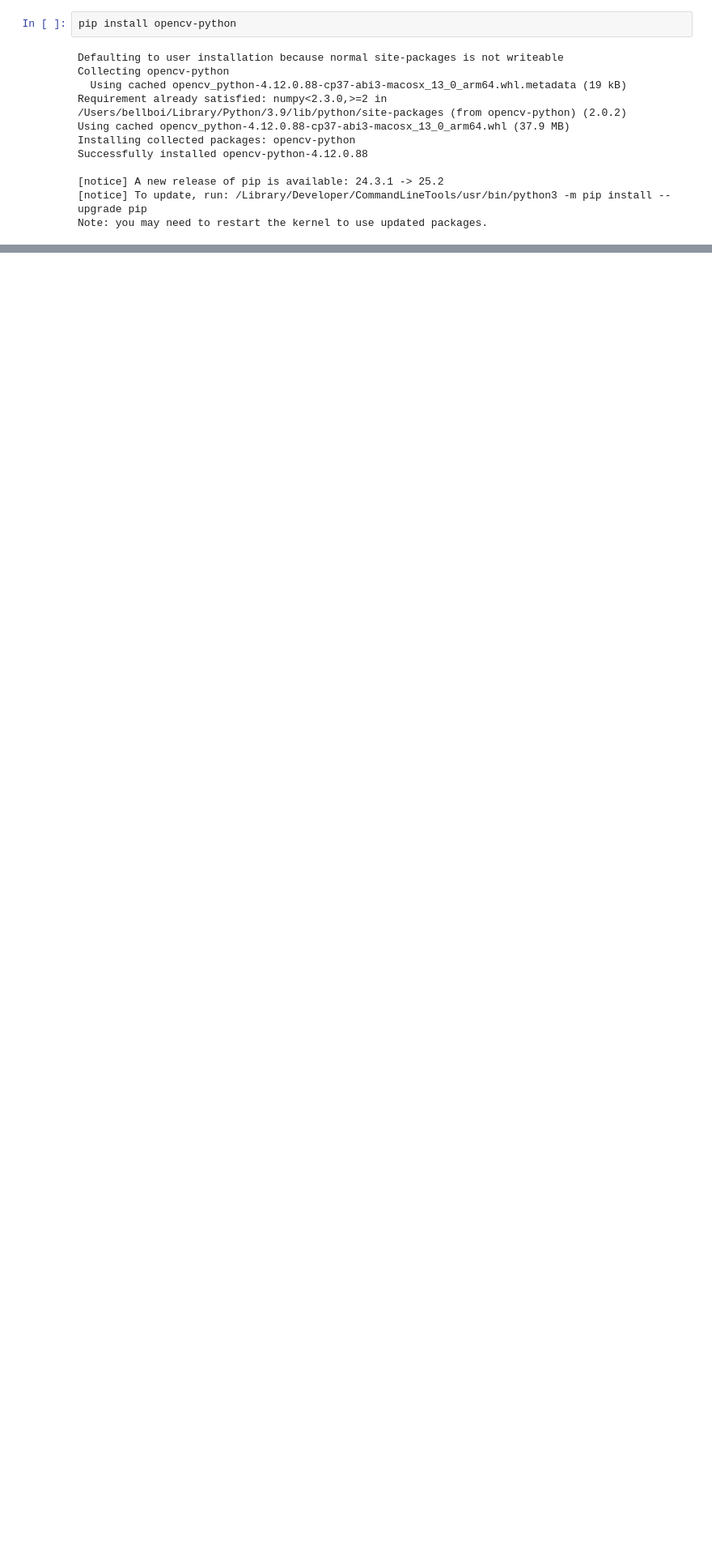
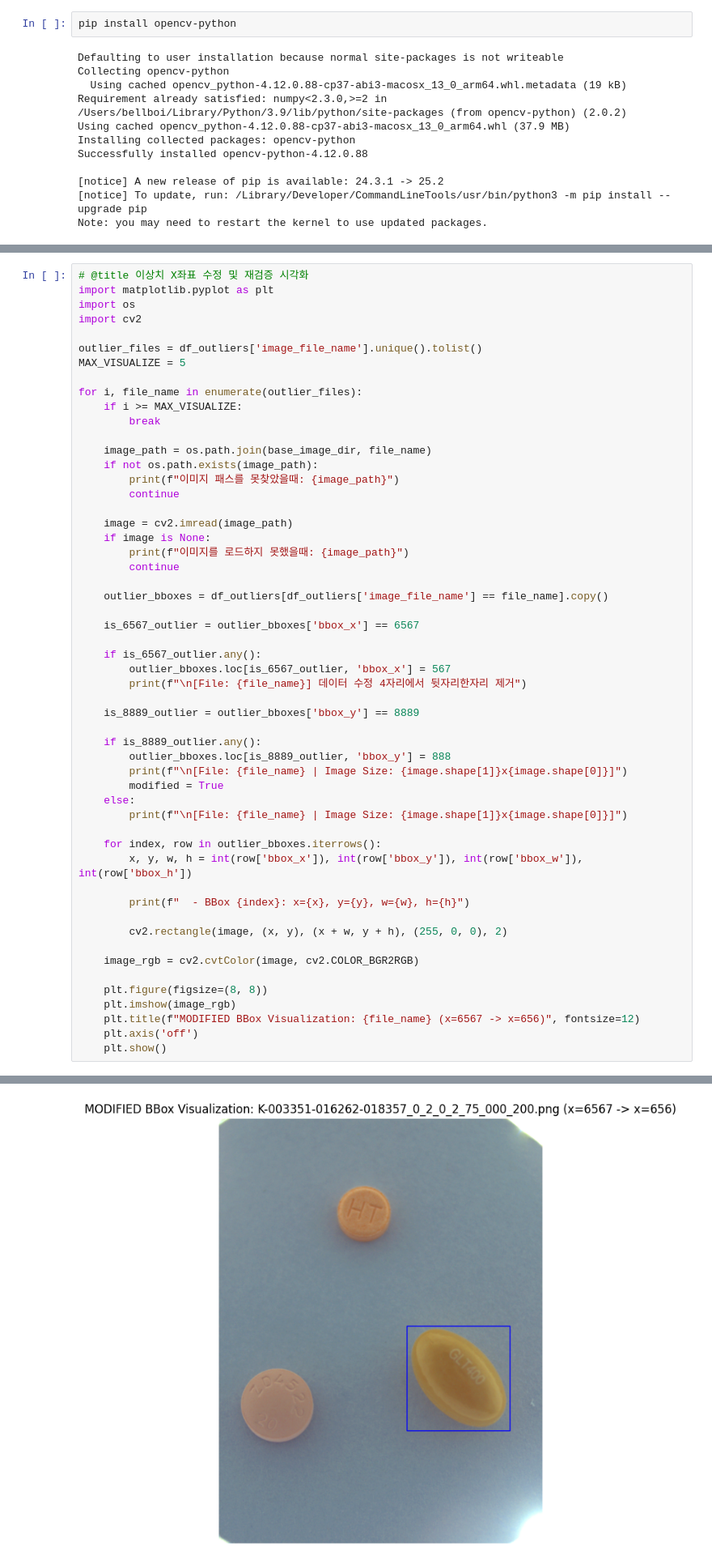
Before and after one commit to codeitteam777/codeitteam7, a Jupyter notebook: EDA.ipynb, the cells around one changed output, grey strips where cells are left out. Shown at 81% size. Saved outputs shown, nothing was run; the diff lists cells and outputs as text; blank space fills up the shorter version.

```diff
--- a/EDA.ipynb
+++ b/EDA.ipynb
@@ -309,3 +309,58 @@ for i, file_name in enumerate(outlier_files):
 [File: K-003544-004543-012247-016551_0_2_0_2_70_000_200.png | Image Size: 976x1280]
   - Outlier 968: x=653, y=8889, w=217, h=217
 [figure]
+# %%
+# @title 이상치 X좌표 수정 및 재검증 시각화
+import matplotlib.pyplot as plt
+import os
+import cv2
+
+outlier_files = df_outliers['image_file_name'].unique().tolist()
+MAX_VISUALIZE = 5
+
+for i, file_name in enumerate(outlier_files):
+    if i >= MAX_VISUALIZE:
+        break
+
+    image_path = os.path.join(base_image_dir, file_name)
+    if not os.path.exists(image_path):
+        print(f"이미지 패스를 못찾았을때: {image_path}")
+        continue
+
+    image = cv2.imread(image_path)
+    if image is None:
+        print(f"이미지를 로드하지 못했을때: {image_path}")
+        continue
+
+    outlier_bboxes = df_outliers[df_outliers['image_file_name'] == file_name].copy()
+
+    is_6567_outlier = outlier_bboxes['bbox_x'] == 6567
+
+    if is_6567_outlier.any():
+        outlier_bboxes.loc[is_6567_outlier, 'bbox_x'] = 567
+        print(f"\n[File: {file_name}] 데이터 수정 4자리에서 뒷자리한자리 제거")
+
+    is_8889_outlier = outlier_bboxes['bbox_y'] == 8889
+
+    if is_8889_outlier.any():
+        outlier_bboxes.loc[is_8889_outlier, 'bbox_y'] = 888
+        print(f"\n[File: {file_name} | Image Size: {image.shape[1]}x{image.shape[0]}]")
+        modified = True
+    else:
+        print(f"\n[File: {file_name} | Image Size: {image.shape[1]}x{image.shape[0]}]")
+
+    for index, row in outlier_bboxes.iterrows():
+        x, y, w, h = int(row['bbox_x']), int(row['bbox_y']), int(row['bbox_w']), int(row['bbox_h'])
+
+        print(f"  - BBox {index}: x={x}, y={y}, w={w}, h={h}")
+
+        cv2.rectangle(image, (x, y), (x + w, y + h), (255, 0, 0), 2)
+
+    image_rgb = cv2.cvtColor(image, cv2.COLOR_BGR2RGB)
+
+    plt.figure(figsize=(8, 8))
+    plt.imshow(image_rgb)
+    plt.title(f"MODIFIED BBox Visualization: {file_name} (x=6567 -> x=656)", fontsize=12)
+    plt.axis('off')
+    plt.show()
+# %% [output]
@@ -311,0 +371 @@ for i, file_name in enumerate(outlier_files):
+[figure, added]
```
Also changed, not shown: parts of 2 cells of this notebook.
